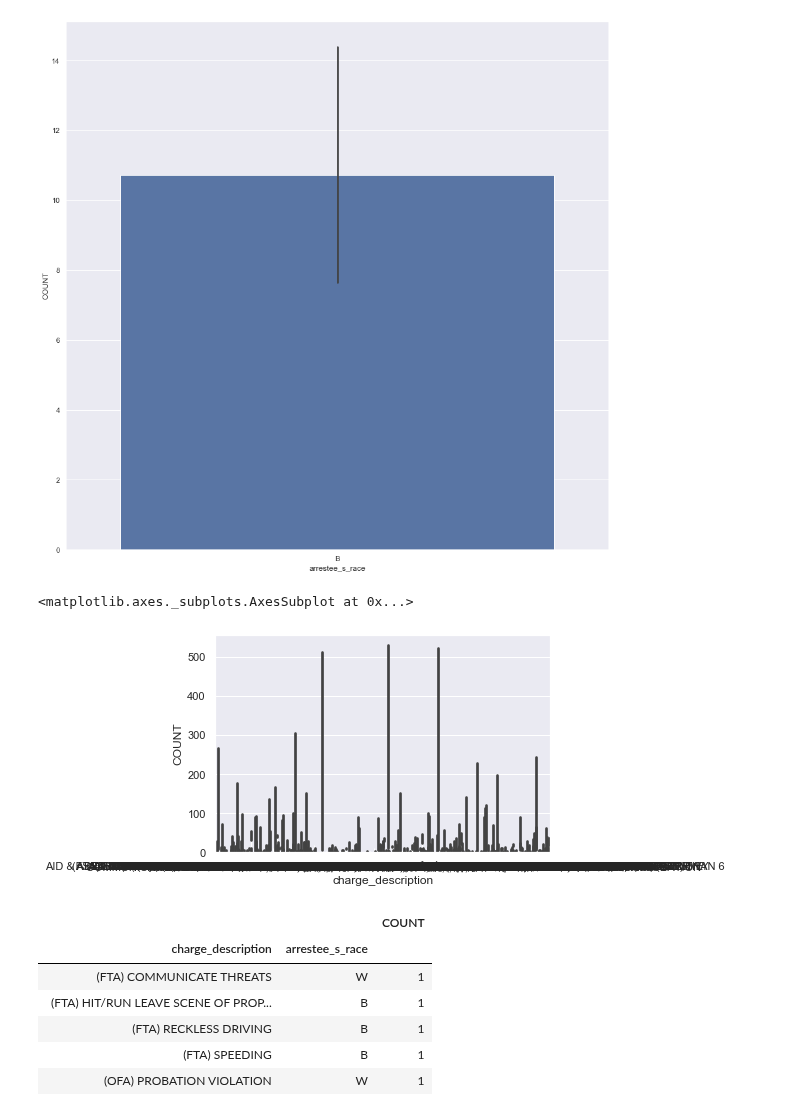
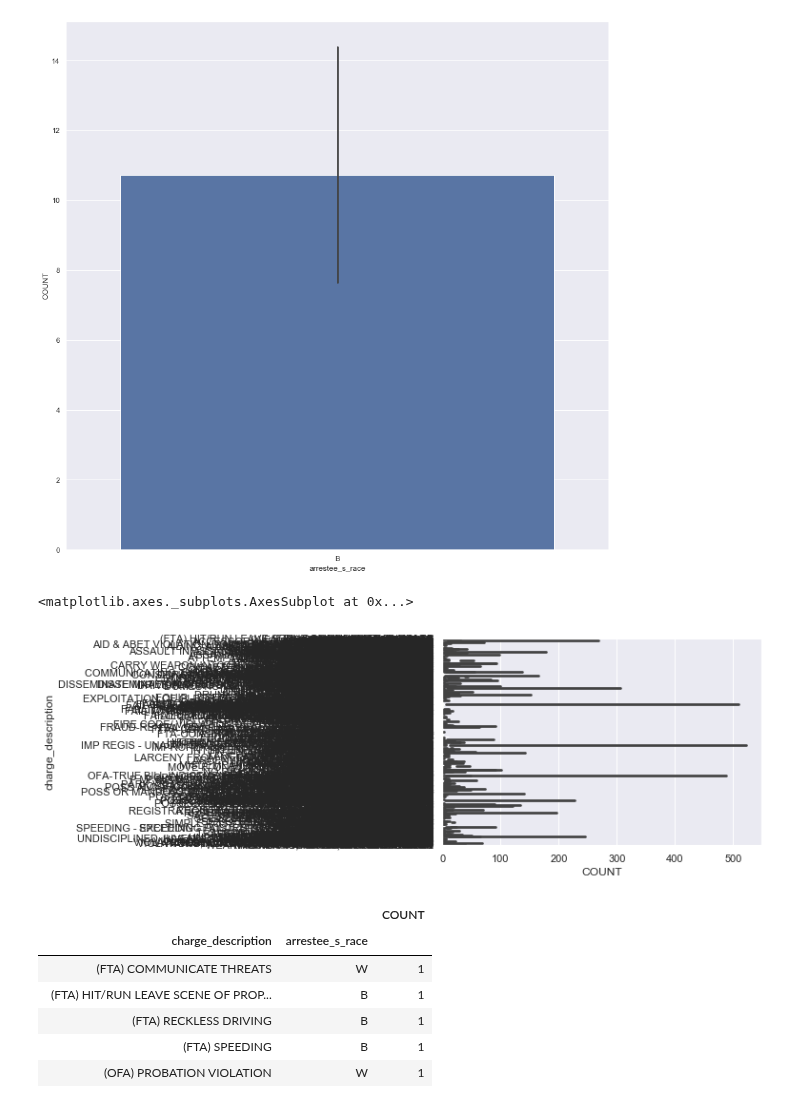
Before and after one commit to ConnorNelson1/Data_Analysis-Group-Project, a Jupyter notebook: CV_Group_Presentation.01-Copy1.ipynb, the cells around one changed output. Saved outputs shown, nothing was run; the diff lists cells and outputs as text; code cells hidden in the pictures.

```diff
--- a/CV_Group_Presentation.01-Copy1.ipynb
+++ b/CV_Group_Presentation.01-Copy1.ipynb
@@ -143,10 +156,10 @@ sn.barplot(x='arrestee_s_race', y='COUNT', data=pamAn)
 # Second Degree Trespass
 # Assault - Simple
 # %%
-sn.barplot(x = 'charge_description', y = 'COUNT', data = pamC.reset_index() )
+sn.barplot(x = 'COUNT', y = 'charge_description', data = pamC.reset_index() )
 # %% [output]
 <matplotlib.axes._subplots.AxesSubplot at 0x...>
-[figure, old version]
+[figure, new version]
 # %%
 pamC
 # %% [output]
```
Also changed, not shown: parts of 4 cells of this notebook.
